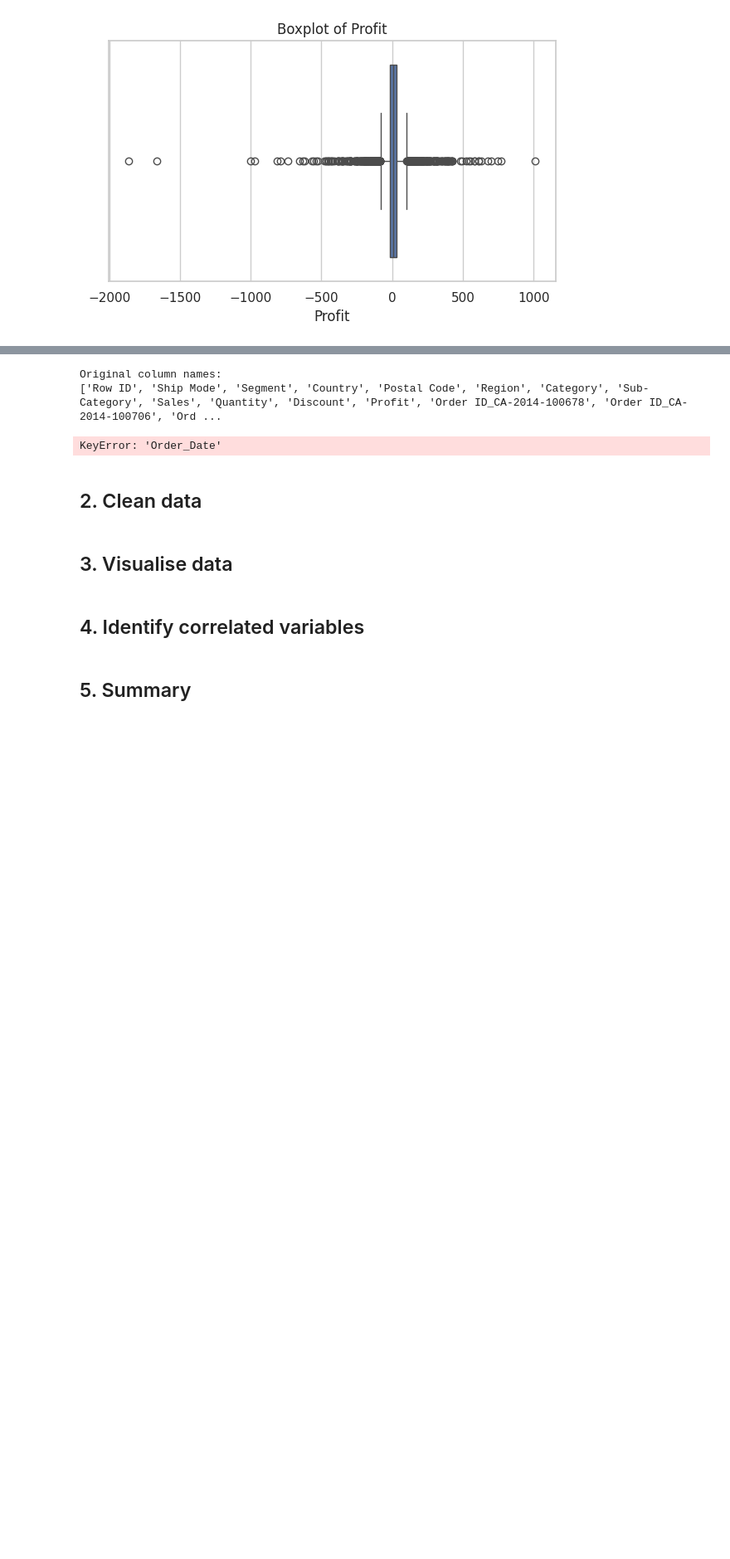
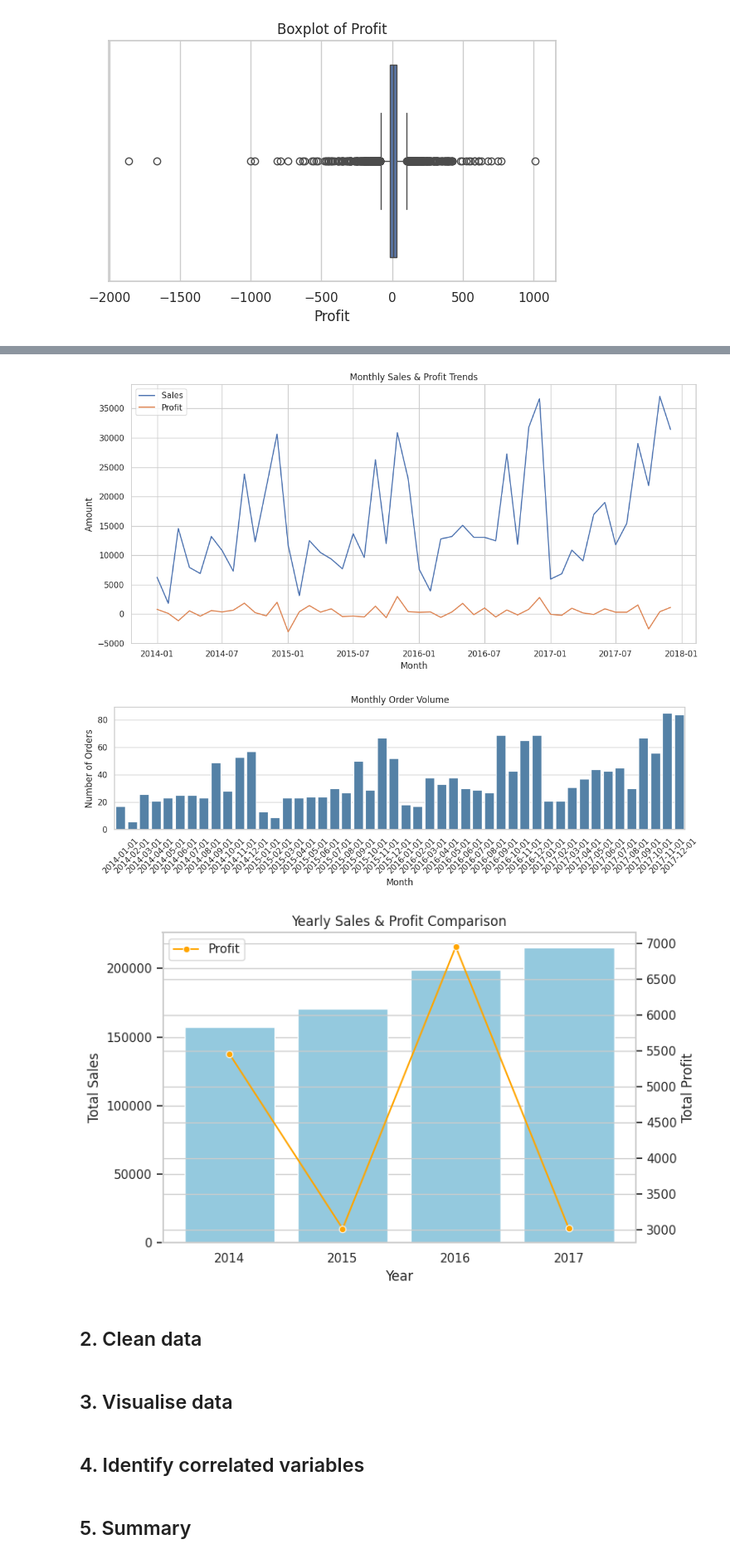
Before and after one commit to Kenchch/Phase-2-Data-Science-FengJiang, a Jupyter notebook: 1. Analysis and Preprocessing/part1-submission.ipynb, the cells around one changed output, grey strips where cells are left out. Shown: that part at 83% size. Drawn from its saved outputs; the diff is of its cells as text; code cells hidden in the pictures; blank space fills up the shorter version.

```diff
--- a/1. Analysis and Preprocessing/part1-submission.ipynb
+++ b/1. Analysis and Preprocessing/part1-submission.ipynb
@@ -148,11 +152,4 @@ Final dataset shape: (2121, 6204)
 dtype: object
-# %%
-# Check actual column names
-print("Original column names:")
-print(df.columns.tolist())
-# %% [output]
-Original column names:
-['Row ID', 'Ship Mode', 'Segment', 'Country', 'Postal Code', 'Region', 'Category', 'Sub-Category', 'Sales', 'Quantity', 'Discount', 'Profit', 'Order ID_CA-2014-100678', 'Order ID_CA-2014-100706', 'Ord ...
 # %%
 # ====================== FIXED DATE FORMAT & TIME VISUALISATION ======================
 import pandas as pd
@@ -165,12 +162,12 @@ df.columns = df.columns.str.strip()
 
 # ------------------------------------------------------------------------
 # 2. Convert 'Order Date' to datetime using correct format: MM/DD/YYYY
-df['Order_Date'] = pd.to_datetime(df['Order_Date'], format='%m/%d/%Y', errors='coerce')
+df['Order Date'] = pd.to_datetime(df['Order Date'], format='%m/%d/%Y', errors='coerce')
 
 # ------------------------------------------------------------------------
 # 3. Extract Year and Month
-df['Year'] = df['Order_Date'].dt.year
-df['Month'] = df['Order_Date'].dt.to_period('M')  # Example: 2016-11
+df['Year'] = df['Order Date'].dt.year
+df['Month'] = df['Order Date'].dt.to_period('M')  # Example: 2016-11
 
 # ------------------------------------------------------------------------
 # 4a. Monthly Aggregation
@@ -178,7 +175,7 @@ monthly_agg = (
     df.groupby('Month')
       .agg(Total_Sales=('Sales', 'sum'),
            Total_Profit=('Profit', 'sum'),
-           Order_Count=('Order_ID', 'nunique'))
+           Order_Count=('Order ID', 'nunique'))
       .reset_index()
 )
 monthly_agg['Month'] = monthly_agg['Month'].dt.to_timestamp()  # for plotting
@@ -189,7 +186,7 @@ yearly_agg = (
     df.groupby('Year')
       .agg(Total_Sales=('Sales', 'sum'),
            Total_Profit=('Profit', 'sum'),
-           Order_Count=('Order_ID', 'nunique'))
+           Order_Count=('Order ID', 'nunique'))
       .reset_index()
 )
 
@@ -200,37 +197,50 @@ sns.lineplot(data=monthly_agg, x='Month', y='Total_Sales', label='Sales')
 sns.lineplot(data=monthly_agg, x='Month', y='Total_Profit', label='Profit')
 plt.title('Monthly Sales & Profit Trends')
 plt.xlabel('Month')
 plt.ylabel('Amount')
 plt.legend()
 plt.tight_layout()
 plt.show()
 
 # ------------------------------------------------------------------------
 # 5b. Monthly Order Volume
 plt.figure(figsize=(12, 4))
 sns.barplot(data=monthly_agg, x='Month', y='Order_Count', color='steelblue')
 plt.title('Monthly Order Volume')
 plt.xlabel('Month')
 plt.ylabel('Number of Orders')
 plt.xticks(rotation=45)
 plt.tight_layout()
 plt.show()
 
 # ------------------------------------------------------------------------
-# 5c. Yearly Summary: Sales & Profit
+# 5c. Yearly Summary: Sales & Profit (Fixed)
 fig, ax1 = plt.subplots(figsize=(8, 5))
+
+# Convert year to string to ensure alignment of bar and line x-axis
+yearly_agg['Year'] = yearly_agg['Year'].astype(str)
+
+# Barplot for sales
 sns.barplot(data=yearly_agg, x='Year', y='Total_Sales', ax=ax1, color='skyblue')
 ax1.set_ylabel('Total Sales')
 ax1.set_title('Yearly Sales & Profit Comparison')
+ax1.set_xlabel('Year')
 
-# Profit line
+# Lineplot for profit (secondary y-axis)
 ax2 = ax1.twinx()
-sns.lineplot(data=yearly_agg, x='Year', y='Total_Profit', ax=ax2, marker='o', color='orange', label='Profit')
+sns.lineplot(data=yearly_agg, x='Year', y='Total_Profit', ax=ax2,
+             marker='o', color='orange', label='Profit')
 ax2.set_ylabel('Total Profit')
+
+# Add legend manually to ax2
+ax2.legend(loc='upper left')
+
 fig.tight_layout()
 plt.show()
 # %% [output]
-KeyError: 'Order_Date'
+[figure, added]
+[figure, added]
+[figure, added]
 # %% [markdown]
 ## 2. Clean data
 # %%
```
Also changed, not shown: parts of 2 cells of this notebook.
